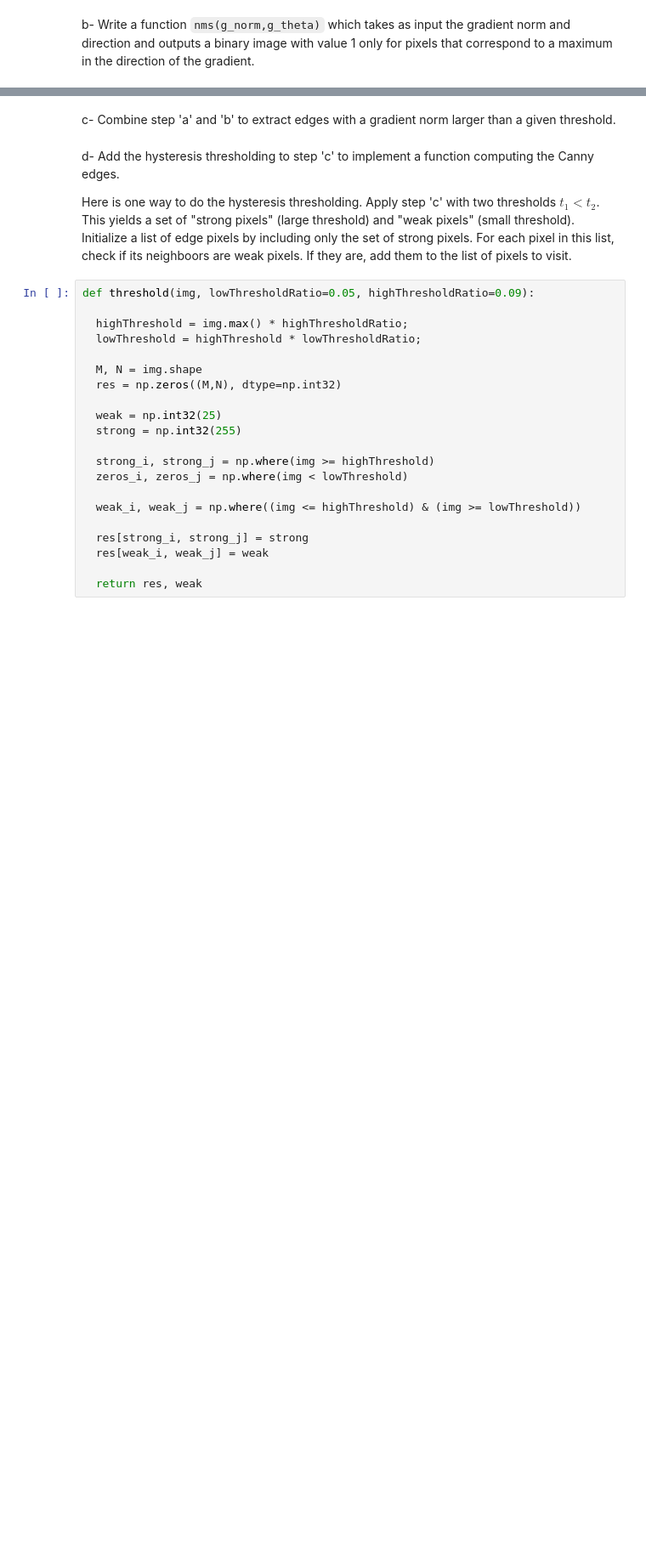
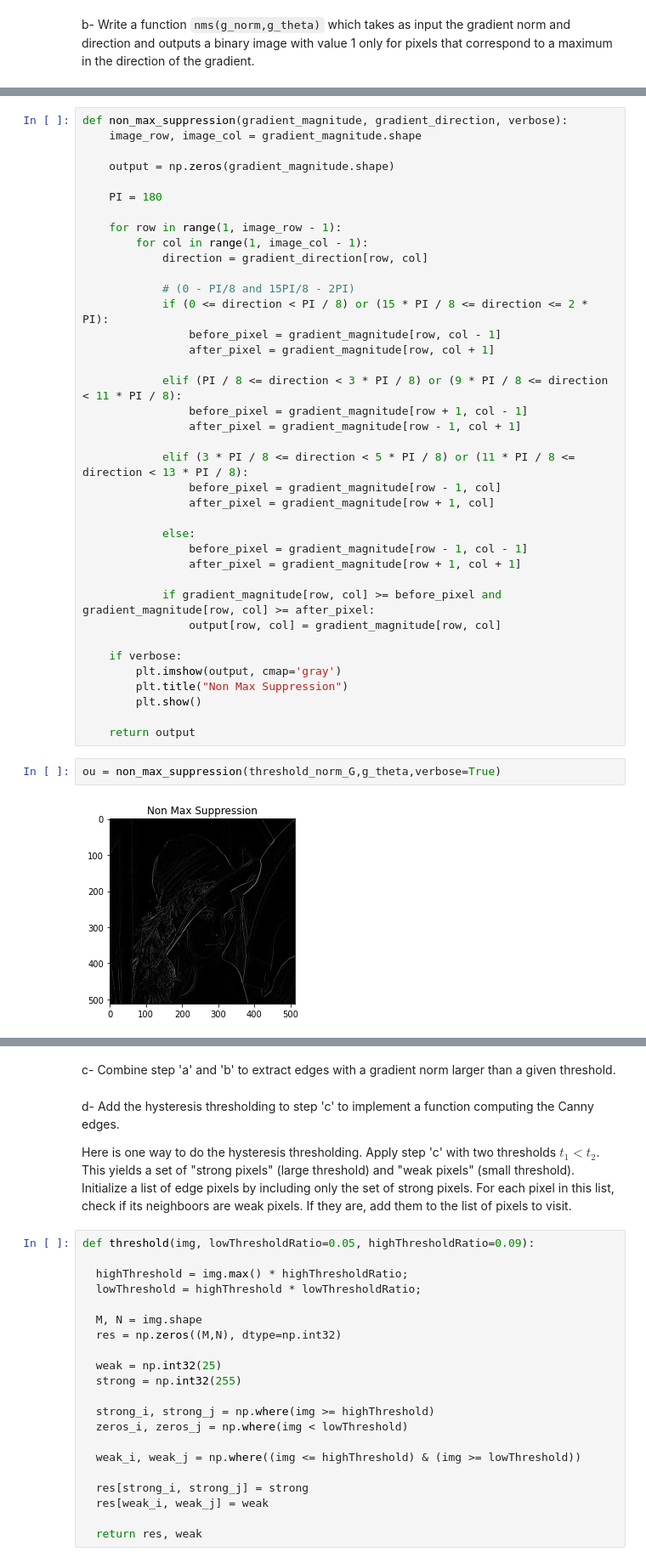
Before and after one commit to yeb2Binfang/DS_GY_3001_CV, a Jupyter notebook: HW/HW2/homework2.ipynb, the cells around one changed output, grey strips where cells are left out. Shown at 85% size. Saved outputs shown, nothing was run; the diff lists cells and outputs as text; blank space fills up the shorter version.

```diff
--- a/HW/HW2/homework2.ipynb
+++ b/HW/HW2/homework2.ipynb
@@ -190,0 +235,42 @@ res = nms(G,theta)
+# %%
+def non_max_suppression(gradient_magnitude, gradient_direction, verbose):
+    image_row, image_col = gradient_magnitude.shape
+
+    output = np.zeros(gradient_magnitude.shape)
+
+    PI = 180
+
+    for row in range(1, image_row - 1):
+        for col in range(1, image_col - 1):
+            direction = gradient_direction[row, col]
+
+            # (0 - PI/8 and 15PI/8 - 2PI)
+            if (0 <= direction < PI / 8) or (15 * PI / 8 <= direction <= 2 * PI):
+                before_pixel = gradient_magnitude[row, col - 1]
+                after_pixel = gradient_magnitude[row, col + 1]
+
+            elif (PI / 8 <= direction < 3 * PI / 8) or (9 * PI / 8 <= direction < 11 * PI / 8):
+                before_pixel = gradient_magnitude[row + 1, col - 1]
+                after_pixel = gradient_magnitude[row - 1, col + 1]
+
+            elif (3 * PI / 8 <= direction < 5 * PI / 8) or (11 * PI / 8 <= direction < 13 * PI / 8):
+                before_pixel = gradient_magnitude[row - 1, col]
+                after_pixel = gradient_magnitude[row + 1, col]
+
+            else:
+                before_pixel = gradient_magnitude[row - 1, col - 1]
+                after_pixel = gradient_magnitude[row + 1, col + 1]
+
+            if gradient_magnitude[row, col] >= before_pixel and gradient_magnitude[row, col] >= after_pixel:
+                output[row, col] = gradient_magnitude[row, col]
+
+    if verbose:
+        plt.imshow(output, cmap='gray')
+        plt.title("Non Max Suppression")
+        plt.show()
+
+    return output
+# %%
+ou = non_max_suppression(threshold_norm_G,g_theta,verbose=True)
+# %% [output]
+[figure, added]
```
Also changed, not shown: parts of 26 cells of this notebook.
